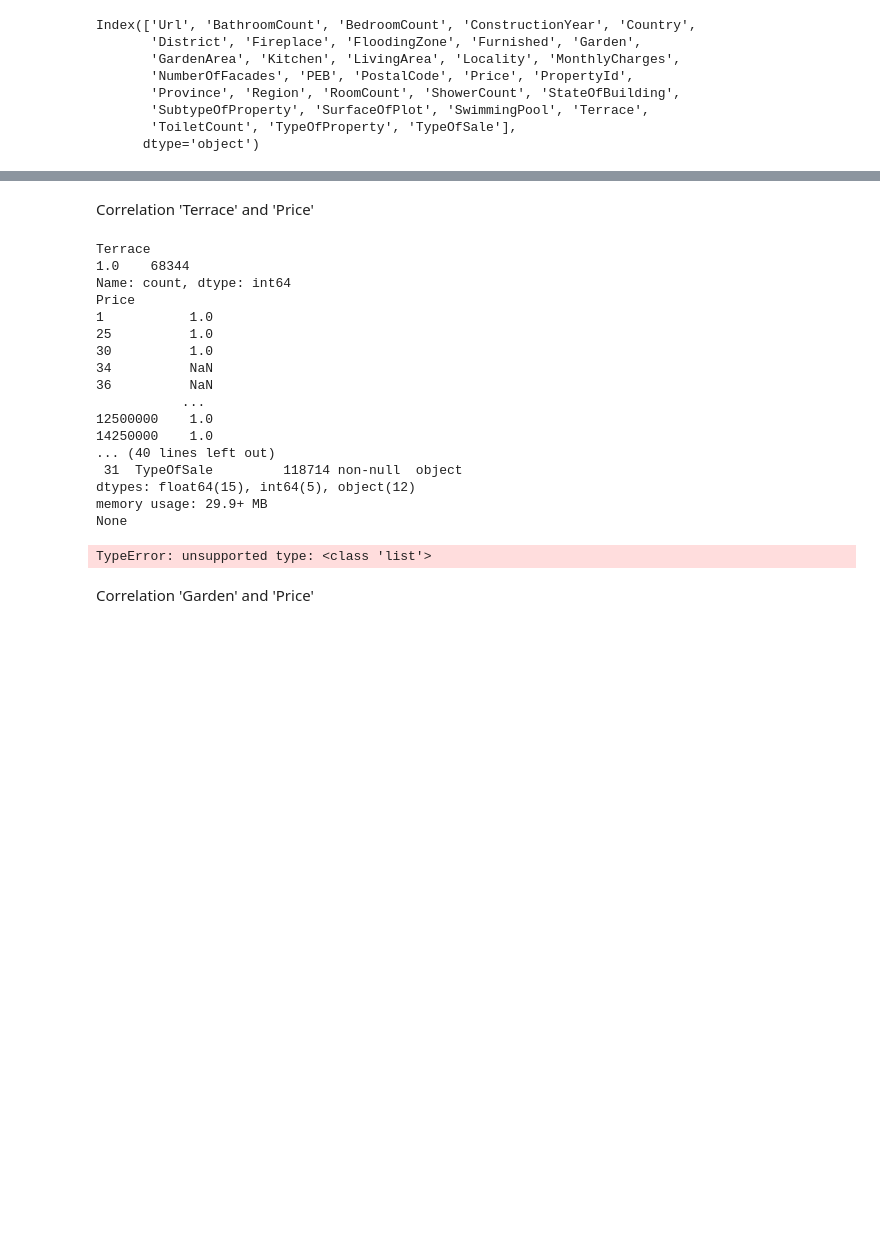
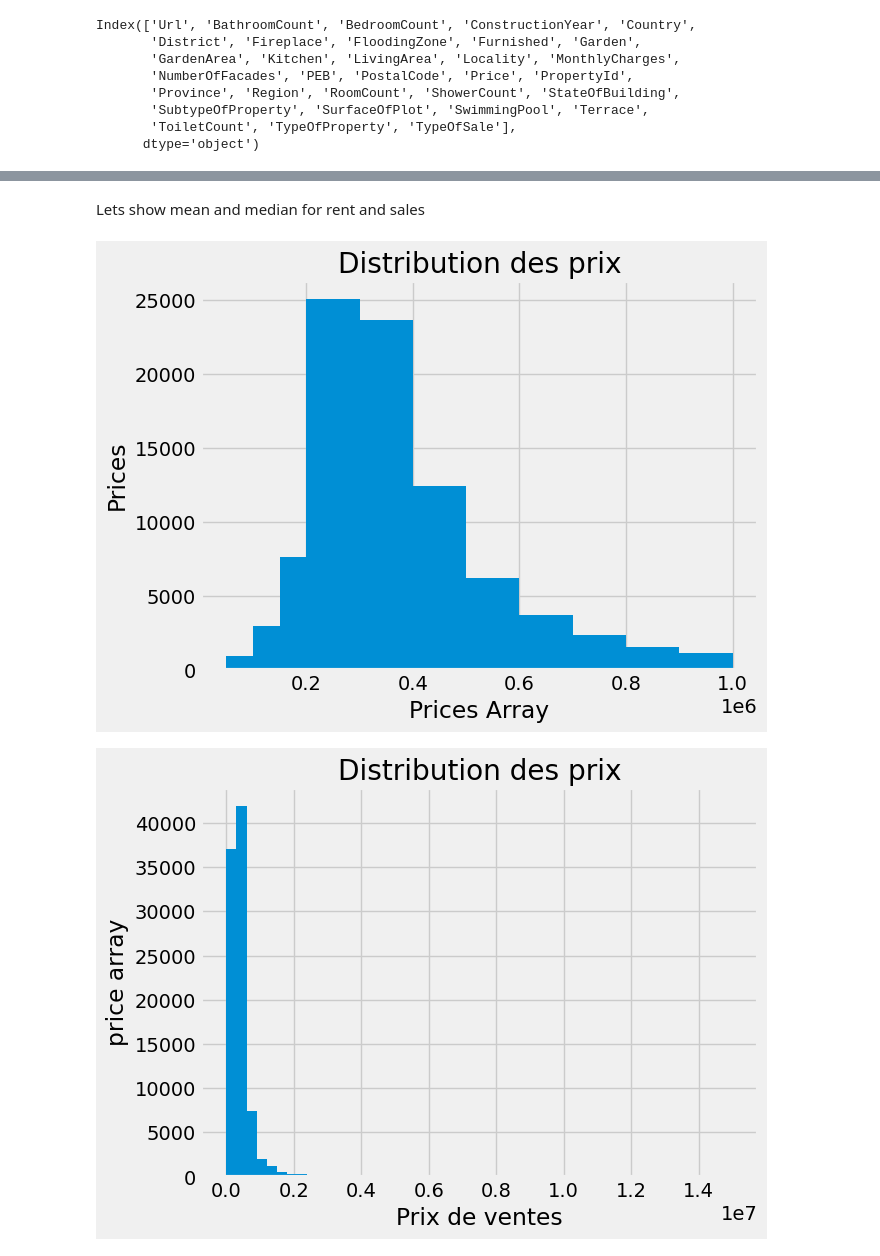
Before and after one commit to AdrienPiette/Data-visualisation, a Jupyter notebook: analyze/Analyzing.ipynb, the cells around one changed output, grey strips where cells are left out. Saved outputs shown, nothing was run; the diff lists cells and outputs as text; code cells hidden in the pictures; blank space fills up the shorter version.

```diff
--- a/analyze/Analyzing.ipynb
+++ b/analyze/Analyzing.ipynb
@@ -108,39 +121,30 @@ plt.show()
-# %% [markdown]
-Correlation 'Terrace' and 'Price'
-# %%
-print(df['Terrace'].value_counts())
-print(df['Terrace'].groupby(df['Price']).median())
-print(df.info())
-# %% [output]
-Terrace
-1.0    68344
-Name: count, dtype: int64
-Price
-1           1.0
-25          1.0
-30          1.0
-34          NaN
-36          NaN
-           ...
-12500000    1.0
-14250000    1.0
-... (40 lines left out)
- 31  TypeOfSale         118714 non-null  object
-dtypes: float64(15), int64(5), object(12)
-memory usage: 29.9+ MB
-None
-# %%
-coeff = df.Terrace.corr(['Price'])
-
-print(coeff)
-
-plt.figure(figsize=(10, 6))
-sns.scatterplot(x='Furnished', y='Price', data=df)
-plt.title('Scatter Plot of Furnished vs Price')
-plt.xlabel('Furnished (0 = No, 1 = Yes)')
-plt.ylabel('Price')
-plt.show()
-# %% [output]
-TypeError: unsupported type: <class 'list'>
-# %% [markdown]
-Correlation 'Garden' and 'Price'
+# %% [markdown]
+Lets show mean and median for rent and sales
+# %%
+df_sales = pd.read_csv('df_sales.csv')
+df_rent = pd.read_csv('df_rent.csv')
+
+plt.style.use('fivethirtyeight')
+
+price_sales = df_sales.Price
+#price_rent = df_rent.Price
+
+bins = [50000, 100000 , 150000, 200000, 300000, 400000, 500000, 600000, 700000, 800000, 900000, 1000000]
+
+plt.hist(price_sales, bins=bins)
+plt.title('Distribution des prix')
+plt.xlabel('Prices Array')
+plt.ylabel('Prices')
+
+plt.show()
+
+import matplotlib.pyplot as plt
+
+df_sales['Price'].hist(bins=50)
+plt.title('Distribution des prix')
+plt.xlabel('Prix de ventes')
+plt.ylabel('price array')
+plt.show()
+# %% [output]
+[figure, added]
+[figure, added]
```
Also changed, not shown: parts of 13 cells of this notebook, 9 other files.
